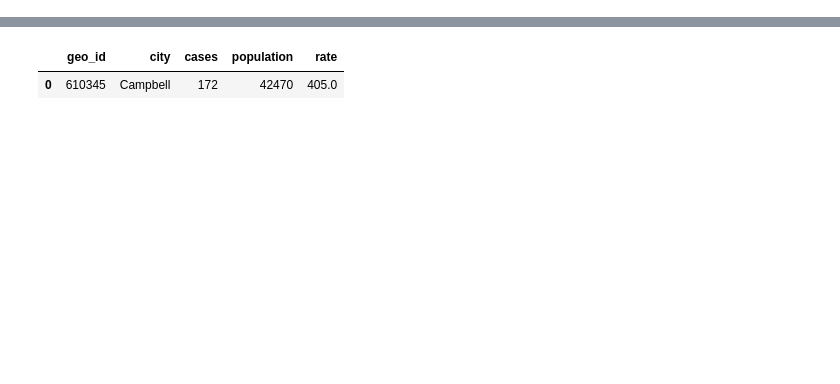
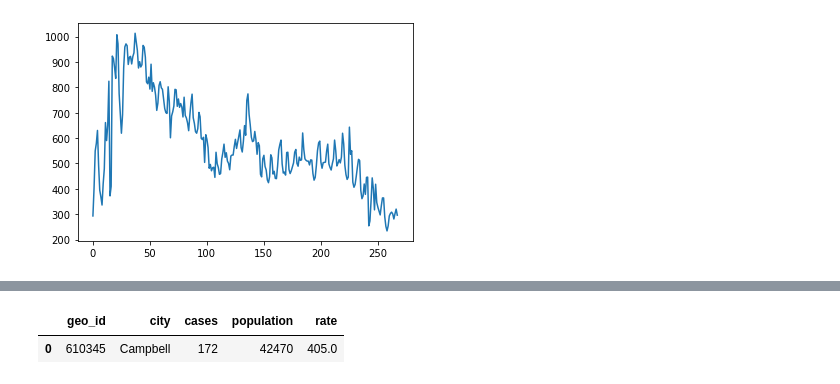
Before and after one commit to danecollins/analysis, a Jupyter notebook: covid/SCC_hospitalization_data.ipynb, the cells around one changed output, grey strips where cells are left out. Saved outputs shown, nothing was run; the diff lists cells and outputs as text; code cells hidden in the pictures; blank space fills up the shorter version.

Commit message:
add plot of available beds

```diff
--- a/covid/SCC_hospitalization_data.ipynb
+++ b/covid/SCC_hospitalization_data.ipynb
@@ -37,3 +48,7 @@ df.covid_total.plot()
+# %%
+df.non_icu_available.plot();
+# %% [output]
+[figure, added]
 # %%
 df_city = pd.read_json('http://data.sccgov.org/resource/59wk-iusg.json')
 df_city.sort_values('rate', ascending=False)
```
Also changed, not shown: parts of 5 cells of this notebook.
